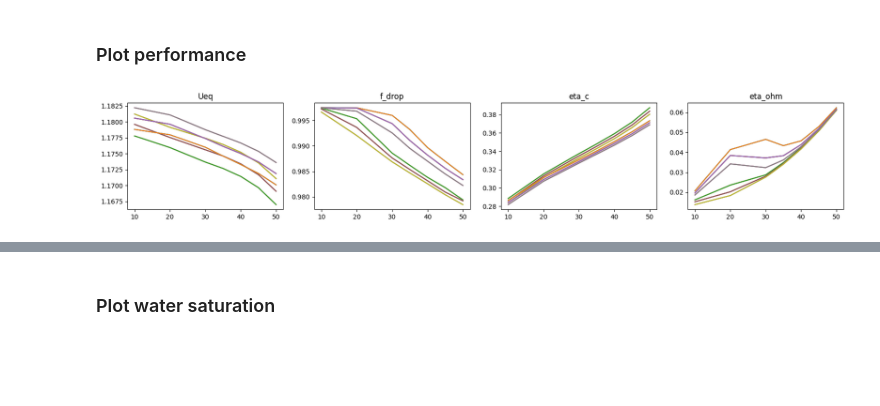
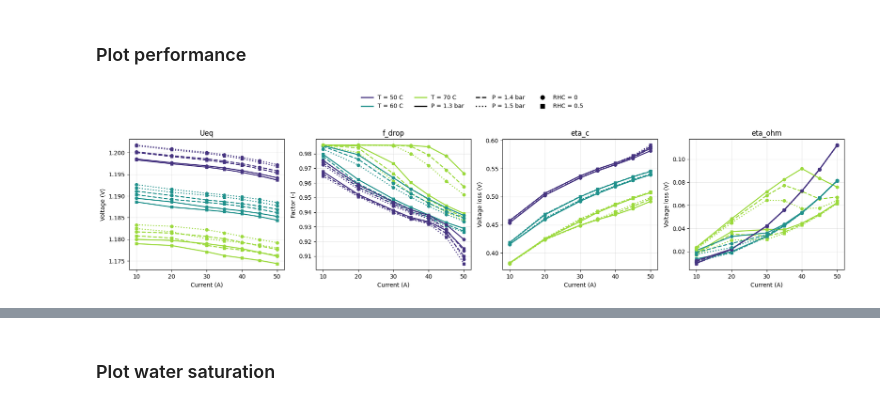
Before and after one commit to YuKwanH/DS-AlphaPEM, a Jupyter notebook: simulation/polar_test/all condition 50A.ipynb, the cells around one changed output, grey strips where cells are left out. Drawn from its saved outputs; the diff is of its cells as text; code cells hidden in the pictures; blank space fills up the shorter version.

```diff
--- a/simulation/polar_test/all condition 50A.ipynb
+++ b/simulation/polar_test/all condition 50A.ipynb
@@ -104,28 +104,78 @@ plt.show()
 # %% [markdown]
 ### Plot performance
 # %%
-fig, axes = plt.subplots(figsize=(20, 3), nrows=1, ncols=4)
+def parse_condition_key(key):
+    match = re.fullmatch(r"RHC(?P<rhc>[-+]?\d*\.?\d+)_P(?P<pressure>[-+]?\d*\.?\d+)_T(?P<temperature>[-+]?\d*\.?\d+)", key)
+    if match is None:
+        raise ValueError(f"Unexpected condition key format: {key}")
+    return {
+        "rhc": float(match.group("rhc")),
+        "pressure": float(match.group("pressure")),
+        "temperature_c": float(match.group("temperature")) - 273.15,
+    }
+
+
+conditions = {key: parse_condition_key(key) for key in pola_tests_sim.keys()}
+
+unique_temperatures = sorted({round(condition["temperature_c"], 1) for condition in conditions.values()})
+unique_pressures = sorted({condition["pressure"] for condition in conditions.values()})
+unique_humidities = sorted({condition["rhc"] for condition in conditions.values()})
+
+temperature_palette = plt.cm.viridis(np.linspace(0.15, 0.85, len(unique_temperatures)))
+temp_colors_perf = {temperature: color for temperature, color in zip(unique_temperatures, temperature_palette)}
+pressure_line_styles = ["-", "--", ":", "-."]
+pressure_styles_perf = {pressure: pressure_line_styles[index % len(pressure_line_styles)] for index, pressure in enumerate(unique_pressures)}
+humidity_markers_perf = {humidity: marker for humidity, marker in zip(unique_humidities, ["o", "s", "^", "D", "v", "P"])}
+
+fig, ax = plt.subplots(figsize=(18, 4.5), nrows=1, ncols=4)
+
 for key, value in pola_tests_sim.items():
     x_profile = value["states"]
+    condition = conditions[key]
     kinetic_profile = {}
     for i in range(len(load_points)):
         x = {var_name: x_profile[var_name][i] for var_name in x_profile.keys()}
-        Ueq, f_drop, eta_c = kinetics(i, x, a_slim=0.1, b_slim=0.05, a_switch=0.2,
-                                                        i0_c_ref=0.1,
-                                                        kappa_c=1,
+        Ueq, f_drop, eta_c = kinetics(i, x, a_slim=0.03, b_slim=0.15, a_switch=0.03,
+                                                        i0_c_ref= 11,
+                                                        kappa_c=0.1,
                                                         operating_inputs=operating_inputs)
         eta_ohm = (np.array(sum(x["Rmem"]), dtype=float) + parameters["Re"]) * x["i_fc"]
         kinetic_profile[i] = {"Ueq": Ueq, "f_drop": f_drop, "eta_c": eta_c, "eta_ohm": eta_ohm}
-    axes[0].plot(load_points, [kinetic_profile[i]["Ueq"] for i in range(len(load_points))], label=key)
-    axes[0].set_title("Ueq")
-    axes[1].plot(load_points, [kinetic_profile[i]["f_drop"] for i in range(len(load_points))], label=key)
-    axes[1].set_title("f_drop")
-    axes[2].plot(load_points, [kinetic_profile[i]["eta_c"] for i in range(len(load_points))], label=key)
-    axes[2].set_title("eta_c")
-    axes[3].plot(load_points, [kinetic_profile[i]["eta_ohm"] for i in range(len(load_points))], label=key)
-    axes[3].set_title("eta_ohm")
+
+    plot_kwargs = {
+        "color": temp_colors_perf[round(condition["temperature_c"], 1)],
+        "linestyle": pressure_styles_perf[condition["pressure"]],
+        "marker": humidity_markers_perf[condition["rhc"]],
+        "linewidth": 1.8,
+        "markersize": 5,
+    }
+    ax[0].plot(load_points, [kinetic_profile[i]["Ueq"] for i in range(len(load_points))], **plot_kwargs)
+    ax[1].plot(load_points, [kinetic_profile[i]["f_drop"] for i in range(len(load_points))], **plot_kwargs)
+    ax[2].plot(load_points, [kinetic_profile[i]["eta_c"] for i in range(len(load_points))], **plot_kwargs)
+    ax[3].plot(load_points, [kinetic_profile[i]["eta_ohm"] for i in range(len(load_points))], **plot_kwargs)
+
+titles = ["Ueq", "f_drop", "eta_c", "eta_ohm"]
+ylabels = ["Voltage (V)", "Factor (-)", "Voltage loss (V)", "Voltage loss (V)"]
+
+for axis, title, ylabel in zip(ax, titles, ylabels):
+    axis.set_title(title)
+    axis.set_xlabel("Current (A)")
+    axis.set_ylabel(ylabel)
+    axis.grid(True, alpha=0.3)
+
+legend_handles = []
+for temperature in unique_temperatures:
+    legend_handles.append(Line2D([0], [0], color=temp_colors_perf[temperature], linewidth=2, label=f"T = {temperature:g} C"))
+for pressure in unique_pressures:
+    legend_handles.append(Line2D([0], [0], color="black", linewidth=2, linestyle=pressure_styles_perf[pressure], label=f"P = {pressure:g} bar"))
+for humidity in unique_humidities:
+    legend_handles.append(Line2D([0], [0], color="black", linestyle="", marker=humidity_markers_perf[humidity], markersize=7, label=f"RHC = {humidity:g}"))
+
+fig.legend(legend_handles, [handle.get_label() for handle in legend_handles], loc="upper center", bbox_to_anchor=(0.5, 1.08), ncol=4, frameon=False)
+plt.tight_layout(rect=(0, 0, 1, 0.9))
+plt.show()
 # %% [output]
-[figure, old version]
+[figure, new version]
 # %%
 fig, ax = plt.subplots(figsize=(16, 6), nrows=1, ncols=2)
 sim_voltage_curves = []
```
Also changed, not shown: parts of 4 cells of this notebook, 2 other files.
